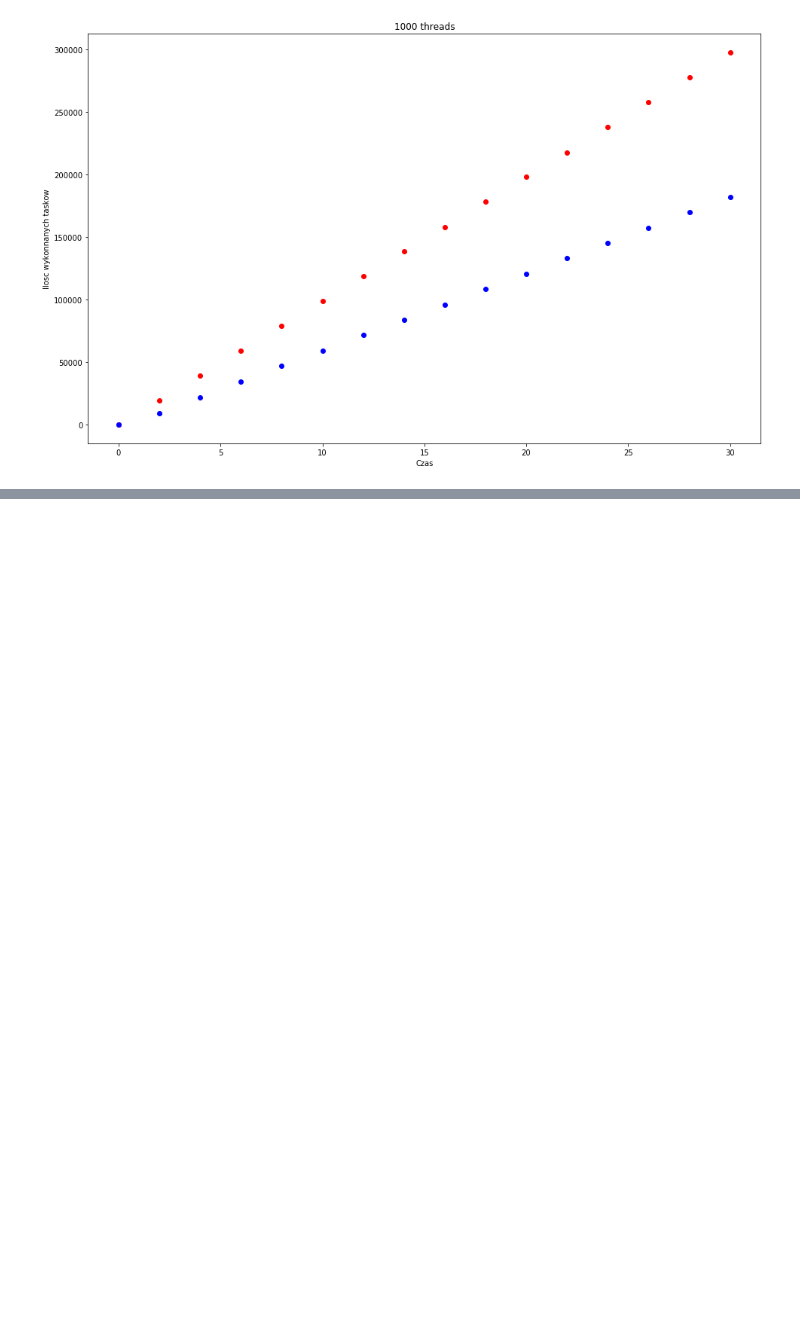
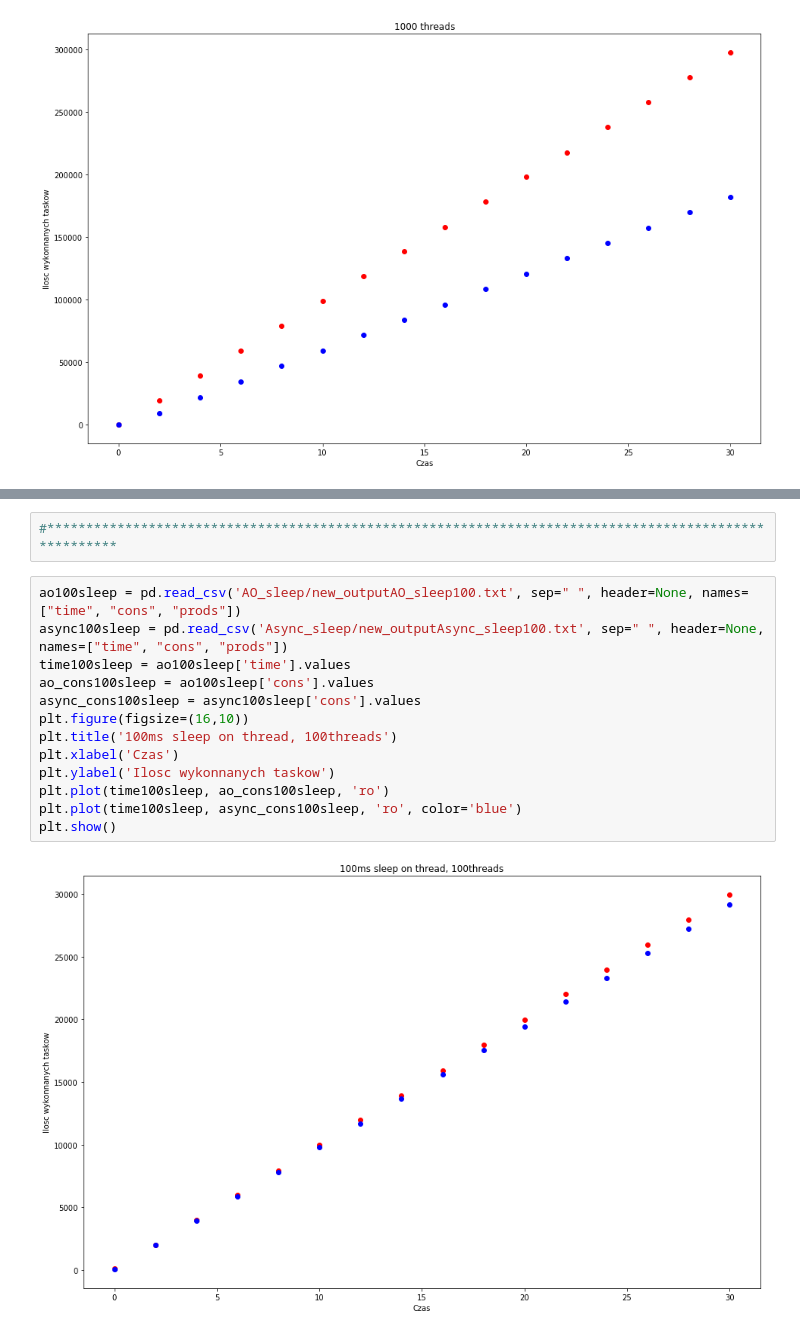
Before and after one commit to mwoss/ConcurrencyJavaTasks, a Jupyter notebook: data/AO vs Async.ipynb, the cells around one changed output, grey strips where cells are left out. Saved outputs shown, nothing was run; the diff lists cells and outputs as text; blank space fills up the shorter version.

```diff
--- a/data/AO vs Async.ipynb
+++ b/data/AO vs Async.ipynb
@@ -61,0 +113,17 @@ Natomiast przy zwiększającej się ilości wątkow AO wygrywa w szybkosci obslu
+# %%
+#******************************************************************************************************
+# %%
+ao100sleep = pd.read_csv('AO_sleep/new_outputAO_sleep100.txt', sep=" ", header=None, names=["time", "cons", "prods"])
+async100sleep = pd.read_csv('Async_sleep/new_outputAsync_sleep100.txt', sep=" ", header=None, names=["time", "cons", "prods"])
+time100sleep = ao100sleep['time'].values
+ao_cons100sleep = ao100sleep['cons'].values
+async_cons100sleep = async100sleep['cons'].values
+plt.figure(figsize=(16,10))
+plt.title('100ms sleep on thread, 100threads')
+plt.xlabel('Czas')
+plt.ylabel('Ilosc wykonnanych taskow')
+plt.plot(time100sleep, ao_cons100sleep, 'ro')
+plt.plot(time100sleep, async_cons100sleep, 'ro', color='blue')
+plt.show()
+# %% [output]
+[figure, added]
```
Also changed, not shown: parts of 13 cells of this notebook, 18 other files.
